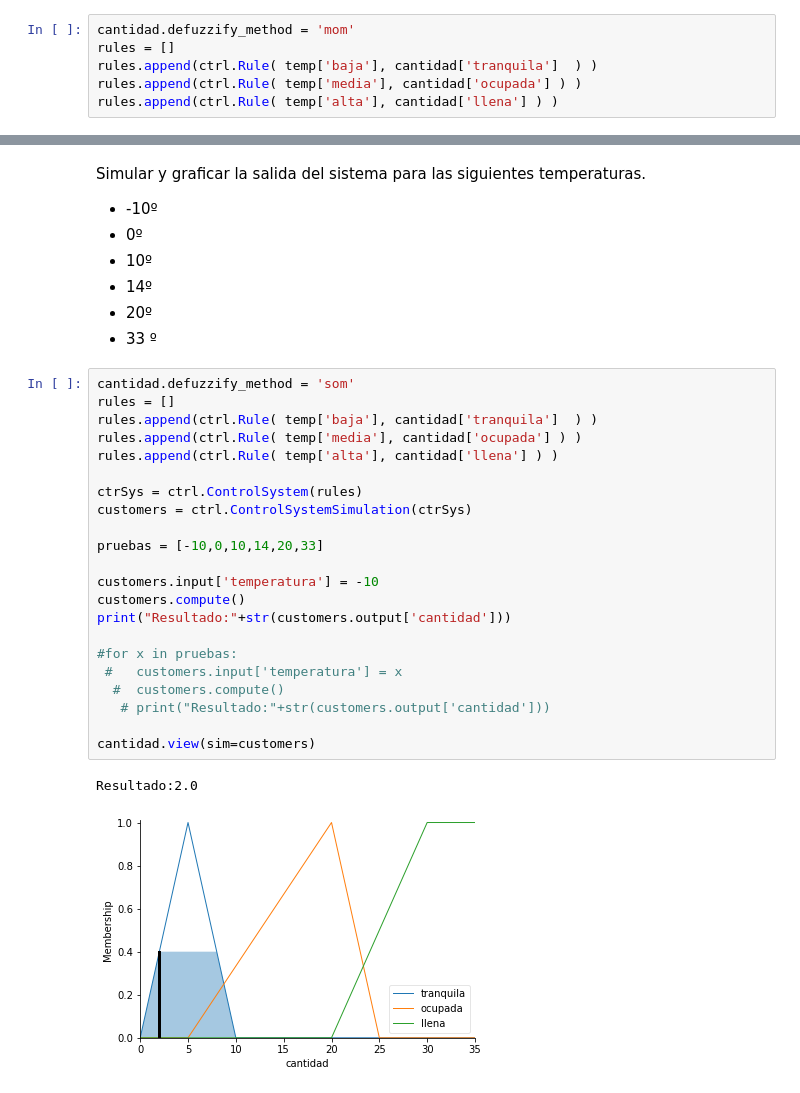
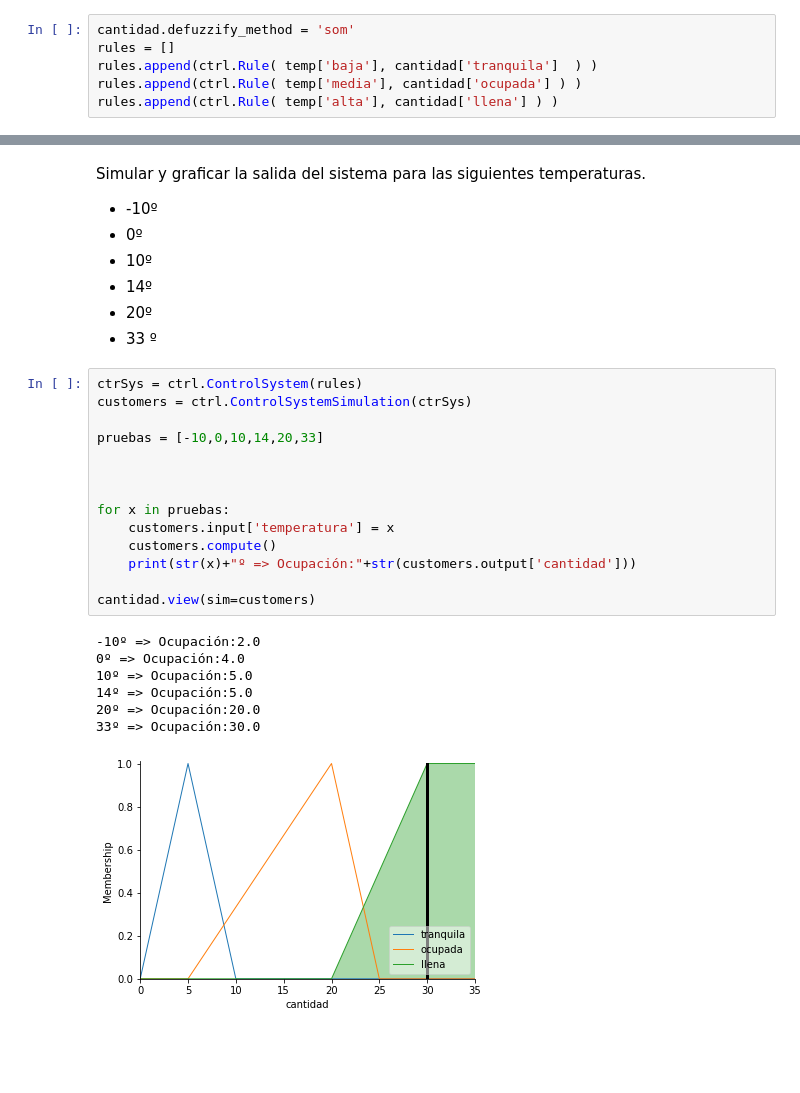
Before and after one commit to estebanarivasv/IA-2021, a Jupyter notebook: tp2/Ejercicio1.ipynb, the cells around one changed output, grey strips where cells are left out. Cells and saved outputs as stored; diff of their text form; blank space fills up the shorter version.

```diff
--- a/tp2/Ejercicio1.ipynb
+++ b/tp2/Ejercicio1.ipynb
@@ -47,7 +47,7 @@ cantidad.view()
 
 Definir las reglas para el sistema.
 # %%
-cantidad.defuzzify_method = 'mom'
+cantidad.defuzzify_method = 'som'
 rules = []
 rules.append(ctrl.Rule( temp['baja'], cantidad['tranquila']  ) )
 rules.append(ctrl.Rule( temp['media'], cantidad['ocupada'] ) )
@@ -63,27 +63,24 @@ Simular y graficar la salida del sistema para las siguientes temperaturas.
  - 20º
  - 33 º
 # %%
-cantidad.defuzzify_method = 'som'
-rules = []
-rules.append(ctrl.Rule( temp['baja'], cantidad['tranquila']  ) )
-rules.append(ctrl.Rule( temp['media'], cantidad['ocupada'] ) )
-rules.append(ctrl.Rule( temp['alta'], cantidad['llena'] ) )
-
 ctrSys = ctrl.ControlSystem(rules)
 customers = ctrl.ControlSystemSimulation(ctrSys)
 
 pruebas = [-10,0,10,14,20,33]
 
-customers.input['temperatura'] = -10
-customers.compute()
-print("Resultado:"+str(customers.output['cantidad']))
 
-#for x in pruebas:
- #   customers.input['temperatura'] = x
-  #  customers.compute()
-   # print("Resultado:"+str(customers.output['cantidad']))
+
+for x in pruebas:
+    customers.input['temperatura'] = x
+    customers.compute()
+    print(str(x)+"º => Ocupación:"+str(customers.output['cantidad']))
 
 cantidad.view(sim=customers)
 # %% [output]
-Resultado:2.0
+-10º => Ocupación:2.0
+0º => Ocupación:4.0
+10º => Ocupación:5.0
+14º => Ocupación:5.0
+20º => Ocupación:20.0
+33º => Ocupación:30.0
-[figure, old version]
+[figure, new version]
```
